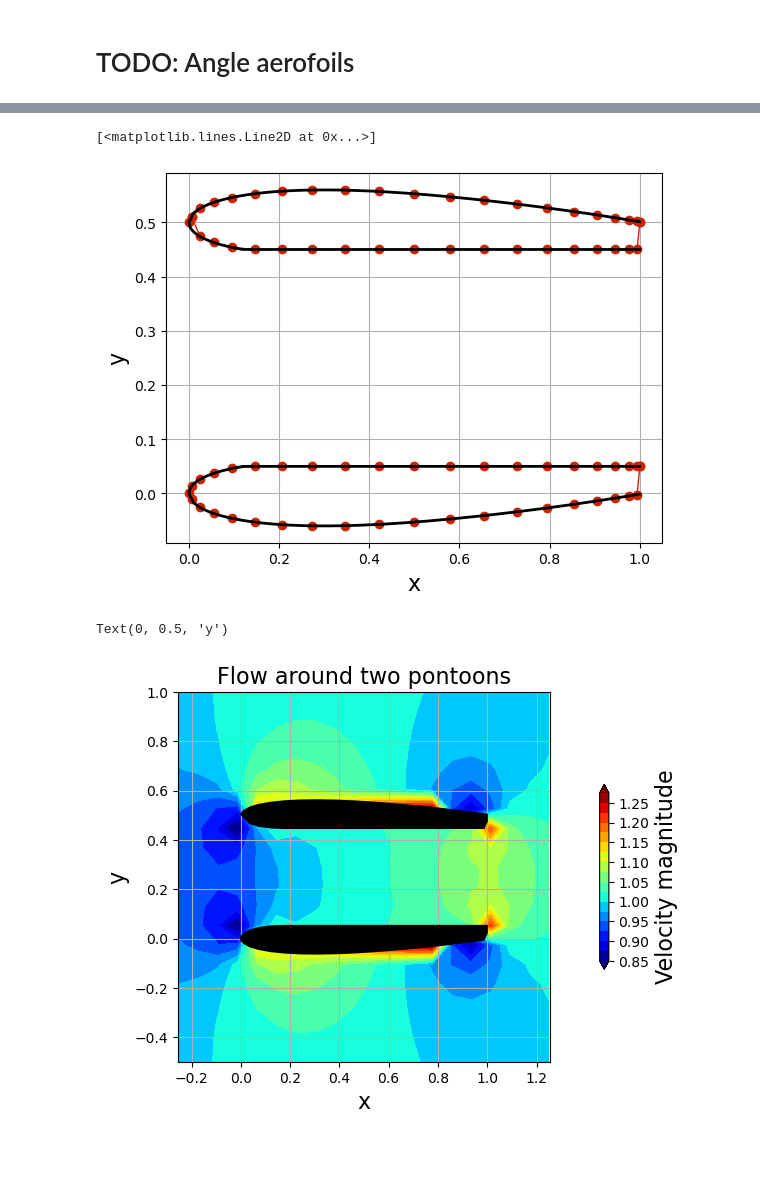
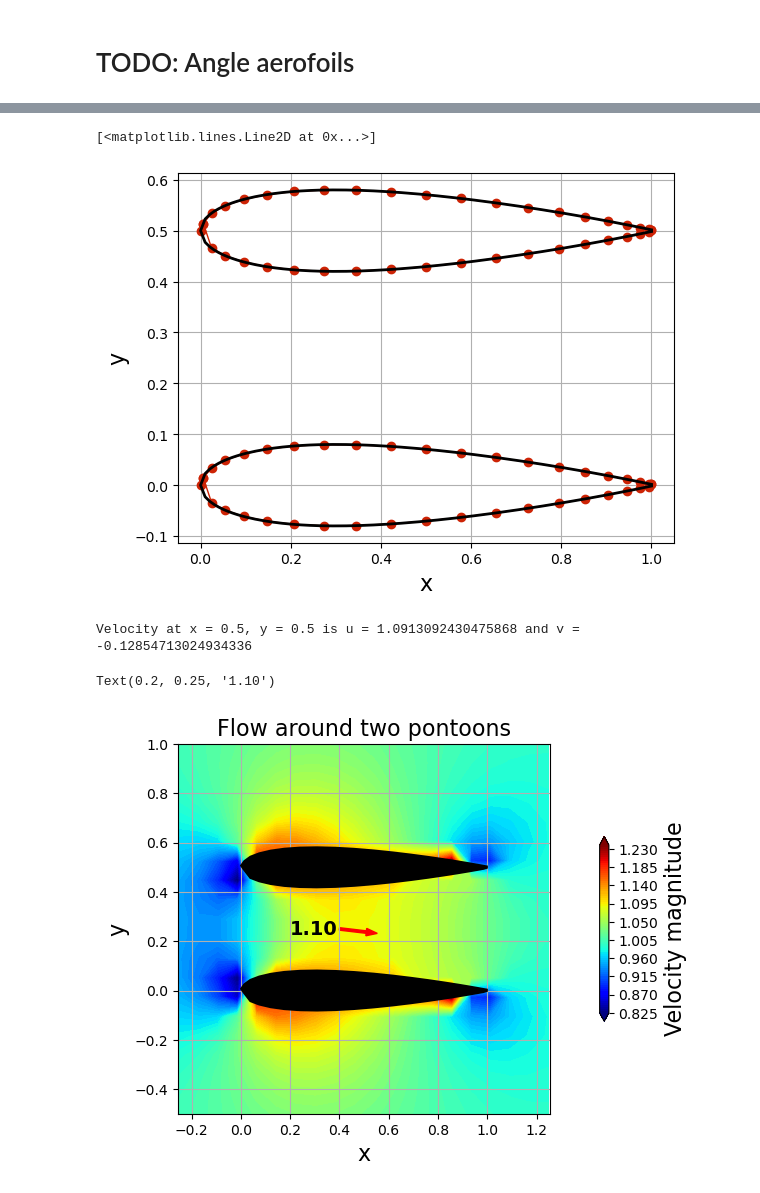
Before and after one commit to pilipb/DP5-code, a Jupyter notebook: testing_foil.ipynb, the cells around one changed output, grey strips where cells are left out. Cells and saved outputs as stored; diff of their text form; code cells hidden in the pictures; blank space fills up the shorter version.

Commit message:
plot arrow to show region of interest

```diff
--- a/testing_foil.ipynb
+++ b/testing_foil.ipynb
@@ -5,17 +5,18 @@ from aerofoil import *
 from matplotlib import pyplot as plt
 
 turbine_width = 0.5
-foil_width = 0.12
+foil_width = 0.16
+t_c = 0.2
 alphas = [0,0]
 
-x,y = custom_foil(foil_width, 0.12,alpha=0, side='left')
-x2,y2 = custom_foil(foil_width, 0.12,alpha=0, side='right')
-y2 = y2 + turbine_width
+# x,y = custom_foil(foil_width, t_c,alpha=0, side='right')
+# x2,y2 = custom_foil(foil_width, t_c,alpha=0, side='left')
+# y2 = y2 + turbine_width
 
 # Create a NACA 0012 aerofoil
-# x,y = naca_foil(foil_width, alpha=alphas[0])
-# x2,y2 = naca_foil(foil_width, alpha=alphas[1])
-# y2 = y2 + turbine_width
+x,y = naca_foil(foil_width, alpha=alphas[0])
+x2,y2 = naca_foil(foil_width, alpha=alphas[1])
+y2 = y2 + turbine_width
 
 # x,y = naca_one_side(foil_width,side='left', alpha=alphas[0])
 # x2,y2 = naca_one_side(foil_width,side='right', alpha = alphas[1])
@@ -55,7 +56,7 @@ plt.plot(x, y, color='k', linestyle='-', linewidth=2)
 plt.plot(x2, y2, color='k', linestyle='-', linewidth=2)
 # %% [output]
 [<matplotlib.lines.Line2D at 0x...>]
-[figure, old version]
+[figure, new version]
 # %%
 # define the freestream conditions
 u_inf = 1.0
@@ -96,34 +97,46 @@ v_tot = np.zeros((ny, nx))
 for i,panels in enumerate(aerofoils):
     u, v = vel_field(panels, freestreams[i], X, Y)
     u_tot += u
     v_tot += v
 
 # normalize the velocity field
 u_tot /= 2 * u_inf
 v_tot /= 2 * u_inf
 
 # # plot the velocity field
 # plt.streamplot(X, Y, u_tot, v_tot, density=2, linewidth=1, arrowsize=1, arrowstyle='->')
 
 for panels in aerofoils:
     plt.fill([panel.xc for panel in panels],
         [panel.yc for panel in panels],
         color='k', linestyle='solid', linewidth=2, zorder=2)
 
 # add contours of velocity
-plt.contourf(X, Y, np.sqrt(u_tot**2 + v_tot**2), extend='both', cmap='jet', levels=20)
+plt.contourf(X, Y, np.sqrt(u_tot**2 + v_tot**2), extend='both', cmap='jet', levels=100)
 
 cbar = plt.colorbar(orientation='vertical', shrink=0.5, pad=0.1)
 cbar.set_label('Velocity magnitude', fontsize=16)
 
 plt.grid()
 plt.title('Flow around two pontoons', fontsize=16)
 plt.xlim(x_start, x_end)
 plt.ylim(y_start, y_end)
 plt.xlabel('x', fontsize=16)
 plt.ylabel('y', fontsize=16)
 
-# mark the maximum velocity with a number
+# calculate velocity at x = 0.5, y = width/2
+x = 0.4
+y = turbine_width/2
+u,v = vel_field(panels, freestreams[0], x, y)
+print('Velocity at x = 0.5, y = 0.5 is u = {} and v = {}'.format(u,v))
+
+# put an arrow there
+plt.arrow(x, y, u/10, v/10, width=0.01, color='r')
+
+# find the net velocity at this point
+vel = np.sqrt(u**2 + v**2)
+plt.text(x-0.2, y, '%.2f' %vel, fontsize=14, fontweight='bold', va='center')
 # %% [output]
-Text(0, 0.5, 'y')
+Velocity at x = 0.5, y = 0.5 is u = 1.0913092430475868 and v = -0.12854713024934336
+Text(0.2, 0.25, '1.10')
-[figure, old version]
+[figure, new version]
```
Also changed, not shown: parts of 1 cell of this notebook.
